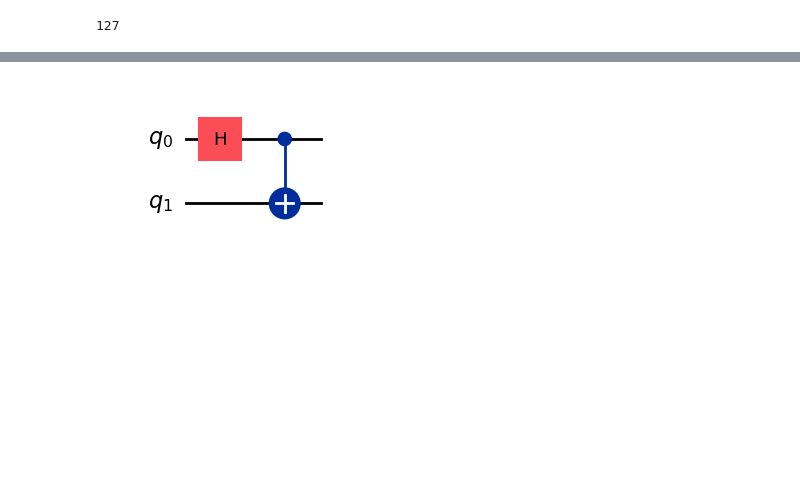
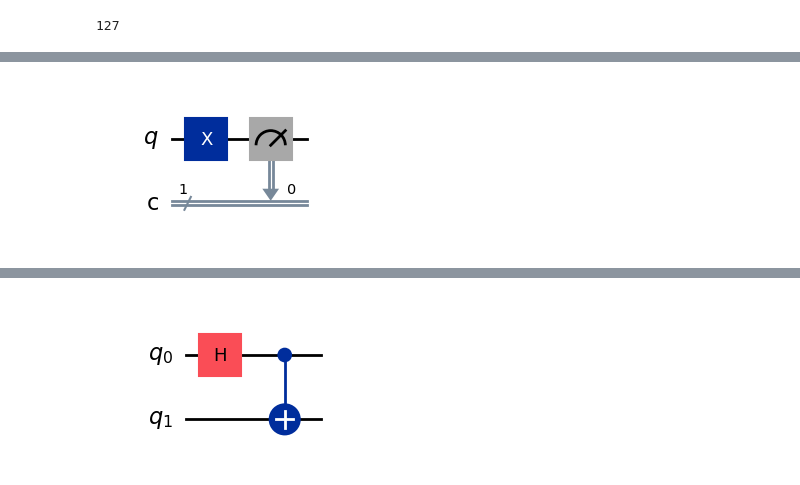
Before and after one commit to QuitttCat/Quantam-Computing-Hands-On, a Jupyter notebook: qiskit_basic_setup.ipynb, the cells around one changed output, grey strips where cells are left out. Saved outputs shown, nothing was run; the diff lists cells and outputs as text; code cells hidden in the pictures; blank space fills up the shorter version.

```diff
--- a/qiskit_basic_setup.ipynb
+++ b/qiskit_basic_setup.ipynb
@@ -16,0 +33,22 @@ backend.num_qubits
+# %%
+# - Applying the Pauli X gate to |0⟩ results in |1⟩:
+#   X|0⟩ = |1⟩
+
+# - Applying the Pauli X gate to |1⟩ results in |0⟩:
+#   X|1⟩ = |0⟩
+
+from qiskit import QuantumCircuit
+
+# Create a quantum circuit with 1 qubit and 1 classical bit
+qc_x = QuantumCircuit(1, 1)
+
+# Apply a Pauli-X (NOT) gate to the first qubit
+
+qc_x.x(0)
+
+# Measure the first qubit and store the result in the first classical bit
+qc_x.measure(0, 0)
+
+qc_x.draw(output='mpl')
+# %% [output]
+[figure, added]
```
Also changed, not shown: parts of 4 cells of this notebook.
